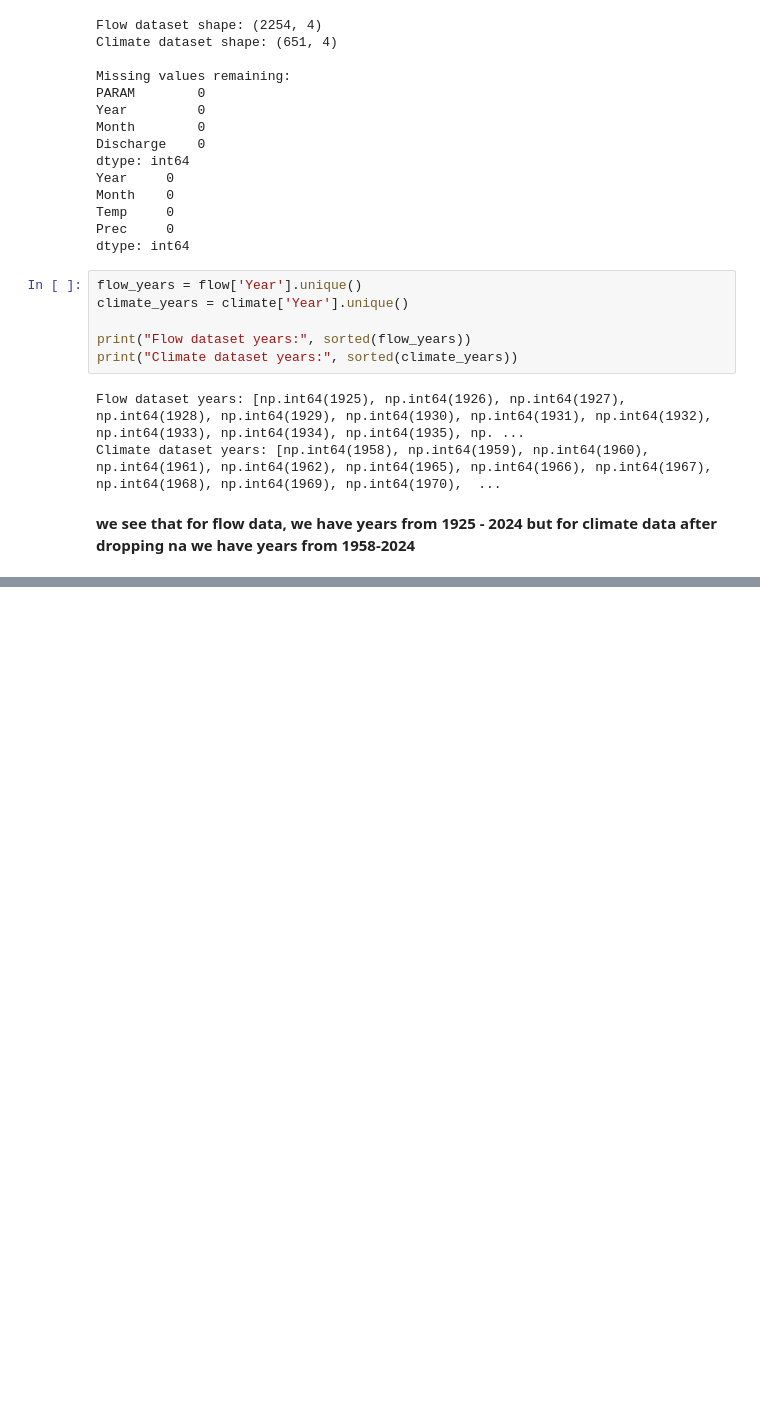
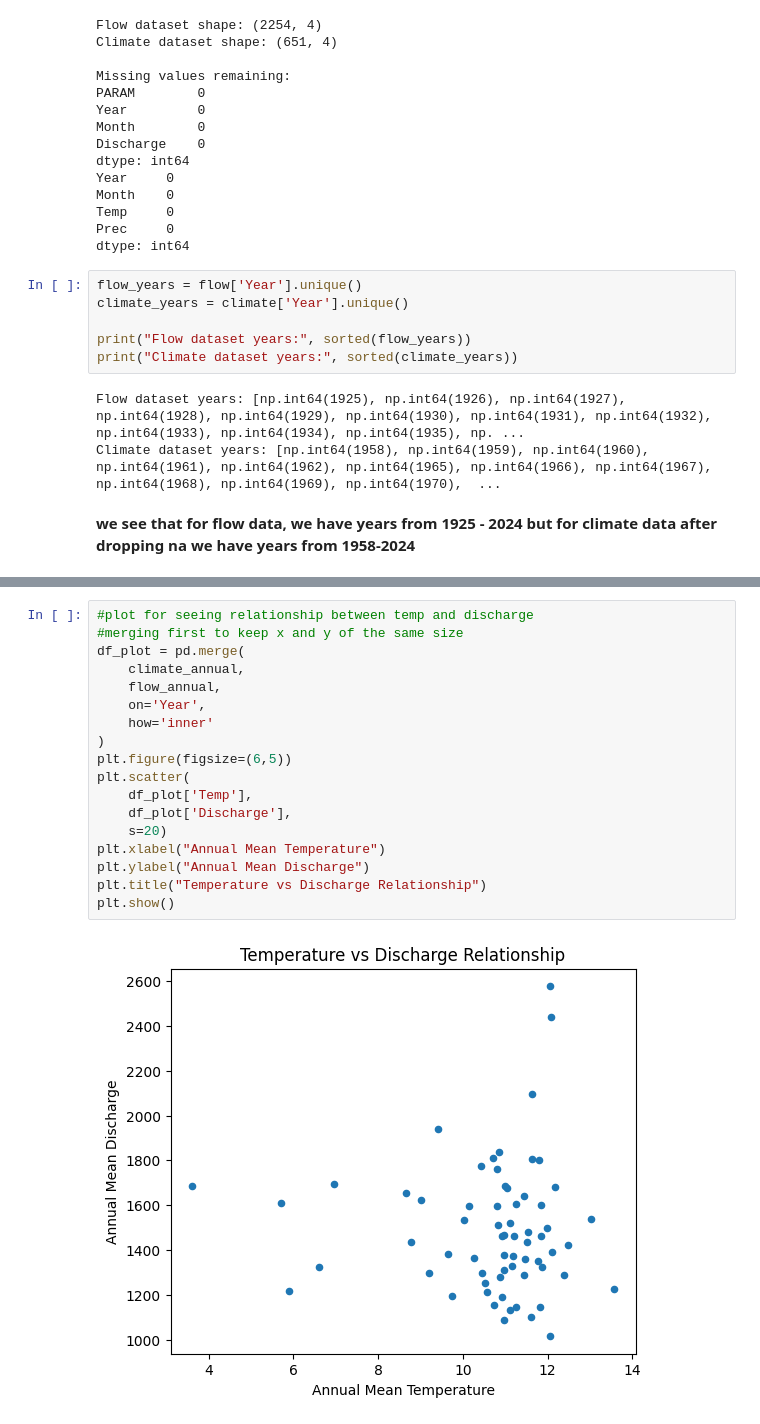
Before and after one commit to samreen1410/project_precipitation, a Jupyter notebook: Preliminary.ipynb, the cells around one changed output, grey strips where cells are left out. Drawn from its saved outputs; the diff is of its cells as text; blank space fills up the shorter version.

```diff
--- a/Preliminary.ipynb
+++ b/Preliminary.ipynb
@@ -342,0 +381,20 @@ Climate dataset years: [np.int64(1958), np.int64(1959), np.int64(1960), np.int64
+# %%
+#plot for seeing relationship between temp and discharge
+#merging first to keep x and y of the same size
+df_plot = pd.merge(
+    climate_annual,
+    flow_annual,
+    on='Year',
+    how='inner'
+)
+plt.figure(figsize=(6,5))
+plt.scatter(
+    df_plot['Temp'],
+    df_plot['Discharge'],
+    s=20)
+plt.xlabel("Annual Mean Temperature")
+plt.ylabel("Annual Mean Discharge")
+plt.title("Temperature vs Discharge Relationship")
+plt.show()
+# %% [output]
+[figure, added]
```
Also changed, not shown: parts of 6 cells of this notebook.
